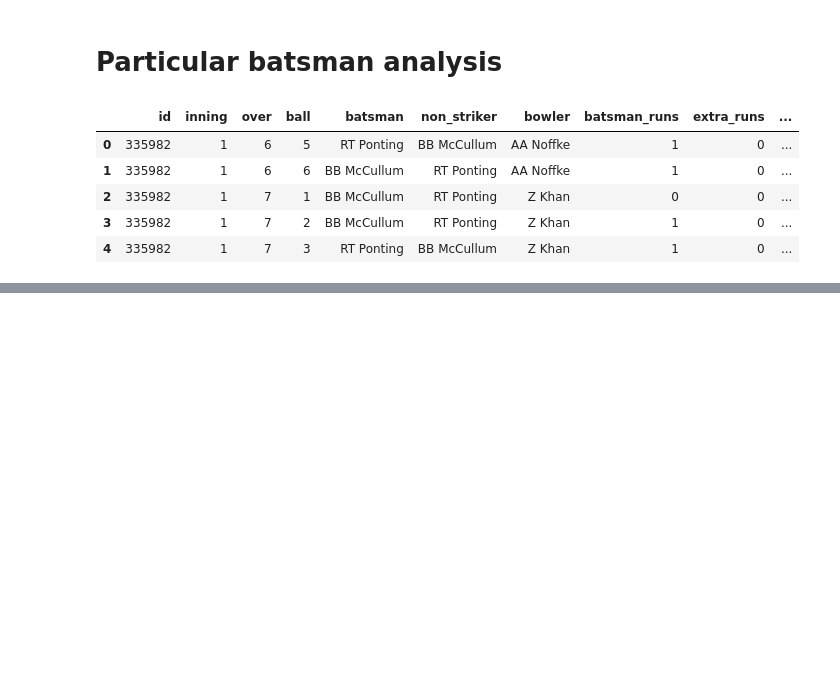
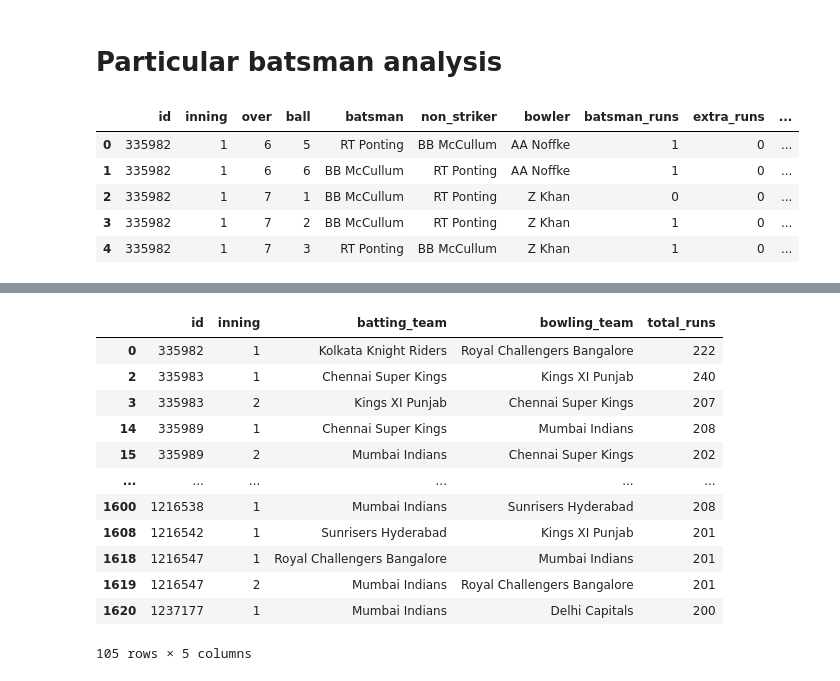
Before and after one commit to subhamyadav580/Data-Analysis-with-IPL-Dataset, a Jupyter notebook: IPL.ipynb, the cells around one changed output, grey strips where cells are left out. Cells and saved outputs as stored; diff of their text form; code cells hidden in the pictures; blank space fills up the shorter version.

```diff
--- a/IPL.ipynb
+++ b/IPL.ipynb
@@ -983,0 +995,6 @@ fig.show()
+# %%
+high_scores=bobData.groupby(['id', 'inning','batting_team','bowling_team'])['total_runs'].sum().reset_index()
+score_200=high_scores[high_scores['total_runs']>=200]
+team_score_200 = score_200.batting_team.value_counts()
+team_score_200 = pd.DataFrame(team_score_200)
+team_score_200.style.background_gradient()
@@ -983,0 +1014,16 @@ fig.show()
+# %%
+score_200
+# %% [output]
+|  | id | inning | batting_team | bowling_team | total_runs |
+| 0 | 335982 | 1 | Kolkata Knight Riders | Royal Challengers Bangalore | 222 |
+| 2 | 335983 | 1 | Chennai Super Kings | Kings XI Punjab | 240 |
+| 3 | 335983 | 2 | Kings XI Punjab | Chennai Super Kings | 207 |
+| 14 | 335989 | 1 | Chennai Super Kings | Mumbai Indians | 208 |
+| 15 | 335989 | 2 | Mumbai Indians | Chennai Super Kings | 202 |
+| ... | ... | ... | ... | ... | ... |
+| 1600 | 1216538 | 1 | Mumbai Indians | Sunrisers Hyderabad | 208 |
+| 1608 | 1216542 | 1 | Sunrisers Hyderabad | Kings XI Punjab | 201 |
+| 1618 | 1216547 | 1 | Royal Challengers Bangalore | Mumbai Indians | 201 |
+| 1619 | 1216547 | 2 | Mumbai Indians | Royal Challengers Bangalore | 201 |
+| 1620 | 1237177 | 1 | Mumbai Indians | Delhi Capitals | 200 |
+105 rows × 5 columns
```
Also changed, not shown: parts of 6 cells of this notebook.
